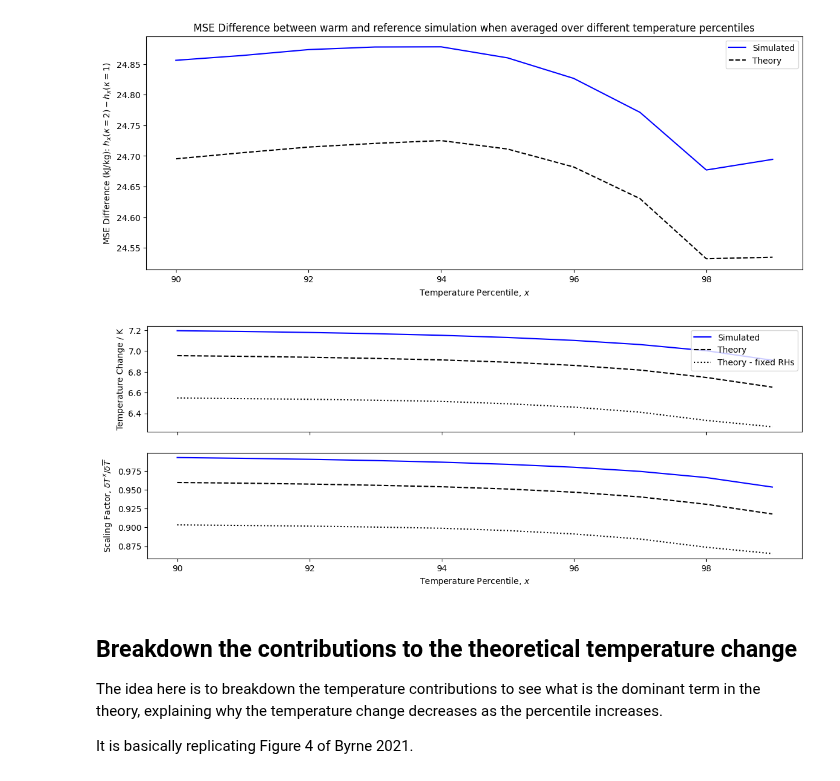
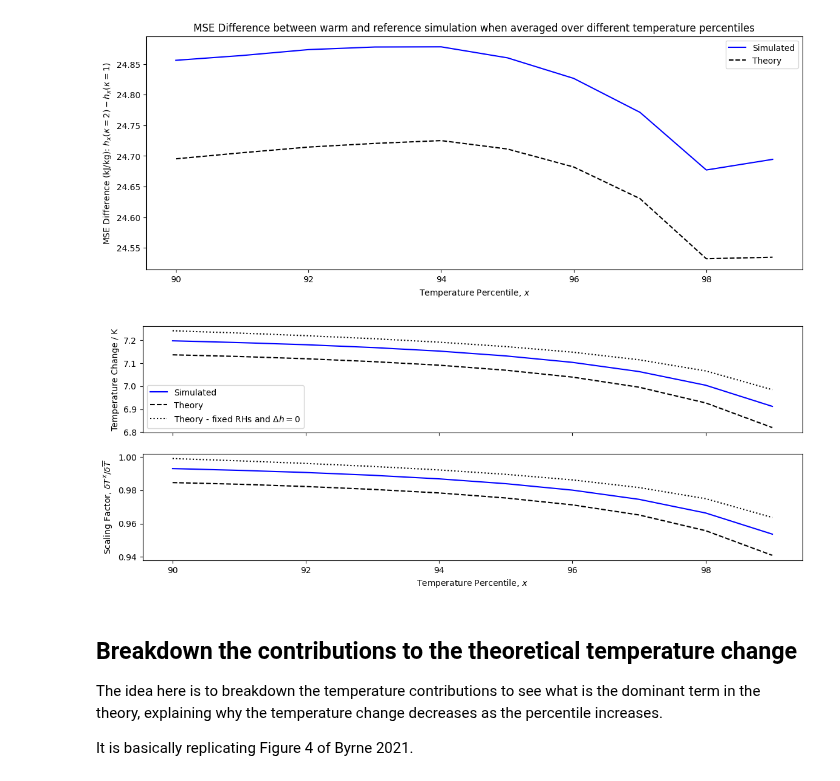
Before and after one commit to jduffield65/Isca, a Jupyter notebook: jobs/tau_sweep/aquaplanet/tropics_temp_quant_theory.ipynb, the cells around one changed output. Saved outputs shown, nothing was run; the diff lists cells and outputs as text; code cells hidden in the pictures.

Commit message:
Update tropics plot

```diff
--- a/jobs/tau_sweep/aquaplanet/tropics_temp_quant_theory.ipynb
+++ b/jobs/tau_sweep/aquaplanet/tropics_temp_quant_theory.ipynb
@@ -142,21 +142,15 @@ rh_mean = rh_from_sphum(q_mean,temp_summer_av,p_surface)/100
 q_sat_quant = sphum_surface_sat(temp_quant_mid)
 q_sat_mean = sphum_surface_sat(temp_mean_mid)
 
-epsilon_constant = (L_v * alpha_quant * q_sat_quant) / (c_p + L_v * alpha_quant * q_quant_mid)
 delta_rh_quant = rh_quant[1] - rh_quant[0]
-# prefactor = 1/(1+epsilon_constant * delta_rh_quant)      # prefactor is 1 if RH is constant between k=2 and k=1 experiments
-prefactor = 1 # this is when the non linear dT_xdr_x term is not included in expansion of dq*_x
-
-gamma_t = (c_p + L_v * alpha_mean * q_mean_mid) / (c_p + L_v * alpha_quant * q_quant_mid)
-# not sure about this, seems to be factor of 100 out - maybe due to definition of relative humidity
-gamma_r = (L_v * q_sat_mean) / (c_p + L_v * alpha_quant * q_quant_mid)
-gamma_r_quant = -epsilon_constant/alpha_quant
-gamma_mse = 1 / (c_p + L_v * alpha_quant * q_quant_mid)
-
-gamma_nl = alpha_mean * gamma_r  # non linear term to accompany delta_rh_mean and delta_t_mean - probably ignore as small
-
 delta_t_mean = temp_summer_av[1] - temp_summer_av[0]
 delta_rh_mean = rh_mean[1] - rh_mean[0]
+
+denom = c_p + L_v * alpha_quant * (q_quant_mid + 1 * q_sat_quant * delta_rh_quant)     # Change 1 to 0 to leave out the drdT terms
+gamma_t = (c_p + L_v * alpha_mean * (q_mean_mid + 1 *q_sat_mean * delta_rh_mean))/denom
+gamma_r = L_v * q_sat_mean / denom
+gamma_r_quant = -L_v * q_sat_quant / denom
+gamma_mse = 1 / denom
 # %%
 # Compute the delta h* term based on the saturation MSE in the free troposphere
 pressure_ft = 700
@@ -194,24 +188,24 @@ ax.legend();
 # %%
 # Compared predicted temperature difference - Figure 2 of byrne 2021
 temp_diff_theory = prefactor * (gamma_t*delta_t_mean + gamma_r * delta_rh_mean + gamma_r_quant * delta_rh_quant +
                                 gamma_mse * delta_mse_sat_diff)
-temp_diff_theory_const_rh = gamma_t*delta_t_mean + gamma_mse * delta_mse_sat_diff
+temp_diff_theory_const_rh = gamma_t*delta_t_mean + 0*gamma_mse * delta_mse_sat_diff
 # Consider adding non-linear term to theory temperature
 # temp_diff_theory = temp_diff_theory + prefactor * gamma_nl * delta_rh_mean * delta_t_mean
 fig, ax = plt.subplots(2,1, figsize=(14, 5), sharex=True)
 ax[0].plot(quantiles_all, temp_diff_quant, color='blue', label='Simulated')
 ax[0].plot(quantiles_all, temp_diff_theory, color='k', linestyle='--', label='Theory')
-ax[0].plot(quantiles_all, temp_diff_theory_const_rh, color='k', linestyle=':', label='Theory - fixed RHs')
+ax[0].plot(quantiles_all, temp_diff_theory_const_rh, color='k', linestyle=':', label='Theory - fixed RHs and $\Delta h = 0$')
 ax[1].plot(quantiles_all, temp_diff_quant/(temp_summer_av[1] - temp_summer_av[0]), color='blue', label='Simulated')
 ax[1].plot(quantiles_all, temp_diff_theory/(temp_summer_av[1] - temp_summer_av[0]), color='k', linestyle='--', label='Theory')
 ax[1].plot(quantiles_all, temp_diff_theory_const_rh / (temp_summer_av[1] - temp_summer_av[0]),
-           color='k', linestyle=':', label='Theory - fixed RHs')
+           color='k', linestyle=':', label='Theory - fixed RHs and $\Delta h = 0$')
 ax[1].set_xlabel('Temperature Percentile, $x$')
 ax[0].set_ylabel('Temperature Change / K')
 ax[1].set_ylabel('Scaling Factor, $\delta T^x/ \delta \\overline{T}$')
 ax[0].legend();
 # %% [output]
-[figure, old version]
+[figure, new version]
 # %% [markdown]
 ## Breakdown the contributions to the theoretical temperature change
 The idea here is to breakdown the temperature contributions to see what is the dominant term in the theory, explaining why the temperature change decreases as the percentile increases.
```
Also changed, not shown: parts of 3 cells of this notebook, 2 other files.
